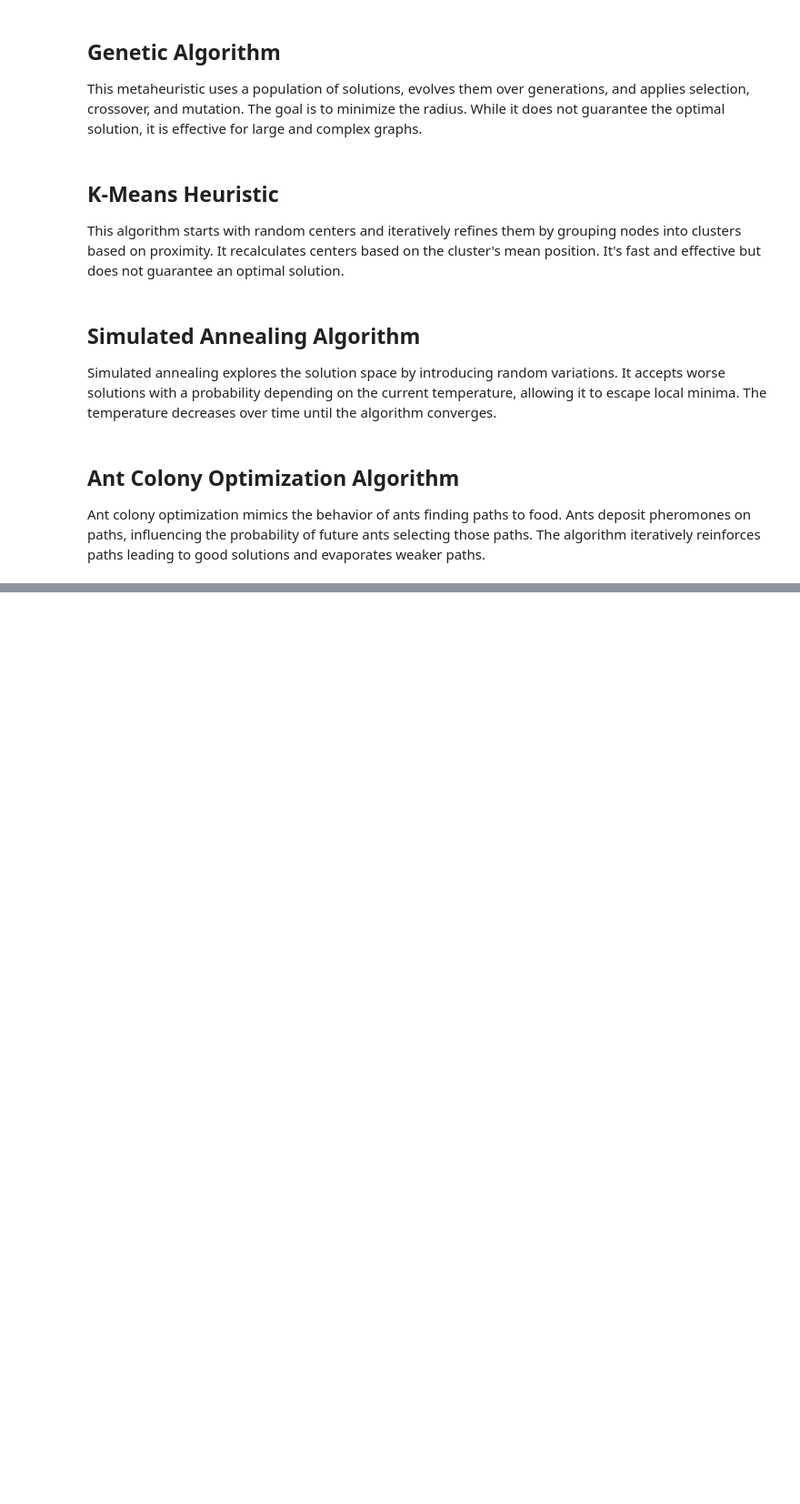
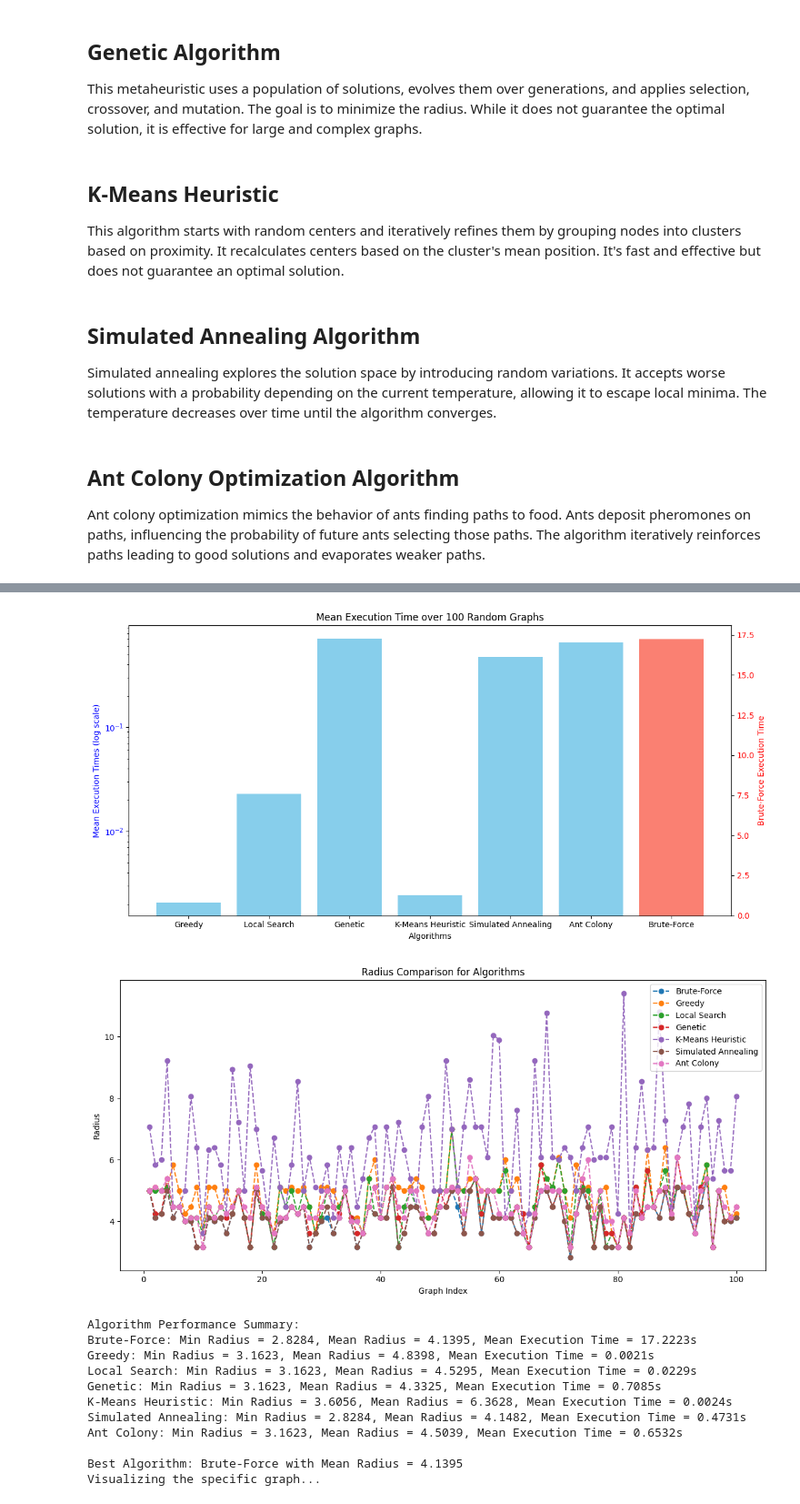
Before and after one commit to Jovan21037/RI-project, a Jupyter notebook: src/algorithms.ipynb, the cells around one changed output, grey strips where cells are left out. Shown at 91% size. Cells and saved outputs as stored; diff of their text form; code cells hidden in the pictures; blank space fills up the shorter version.

```diff
--- a/src/algorithms.ipynb
+++ b/src/algorithms.ipynb
@@ -473,0 +433,67 @@ Best Algorithm: Brute-Force with Mean Radius = 4.1094
+# %%
+def main():
+    # Parameters
+    num_graphs = 100  # Number of random graphs for measurements
+    num_nodes = 20  # Number of nodes per graph
+    k = 8           # Number of centers
+
+    # Define algorithms
+    algorithms = {
+        "Brute-Force": brute_force_k_center,
+        "Greedy": greedy_k_center,
+        "Local Search": local_search_k_center,
+        "Genetic": genetic_k_center,
+        "K-Means Heuristic": k_means_heuristic,
+        "Simulated Annealing": simulated_annealing_k_center,
+        "Ant Colony": ant_colony_k_center
+    }
+
+    # Measure execution time and radius across random graphs
+    execution_times, radius_results = measure_execution_time_and_radius_random_graphs(
+        num_graphs, num_nodes, k, algorithms
+    )
+
+    # Plot execution times (dual-axis for small and large times)
+    plot_execution_times_dual_axis(execution_times, num_graphs)
+
+    # Plot radius results
+    plot_radius_results(radius_results, num_graphs)
+
+    # Print summary for each algorithm
+    print("\nAlgorithm Performance Summary:")
+    for name, radii in radius_results.items():
+        min_radius = min(radii)
+        mean_radius = np.mean(radii)
+        mean_time = np.mean(execution_times[name])
+        print(f"{name}: Min Radius = {min_radius:.4f}, Mean Radius = {mean_radius:.4f}, Mean Execution Time = {mean_time:.4f}s")
+
+    # Identify the best algorithm based on minimum mean radius
+    best_algorithm = min(radius_results, key=lambda x: np.mean(radius_results[x]))
+    print(f"\nBest Algorithm: {best_algorithm} with Mean Radius = {np.mean(radius_results[best_algorithm]):.4f}")
+
+    # Visualize the specific graph
+    specific_positions = [
+        (17, 10), (5, 16), (6, 20), (16, 7), (5, 12), (17, 16),
+        (12, 16), (2, 13), (10, 0), (0, 16), (14, 3), (9, 4),
+        (11, 17), (3, 16), (17, 2), (7, 18), (2, 15), (5, 16),
+        (11, 0), (16, 9)
+    ]
+    print("Visualizing the specific graph...")
+    visualize_specific_graph(specific_positions, k, algorithms)
+
+if __name__ == "__main__":
+    main()
+# %% [output]
+[figure, added]
+[figure, added]
+Algorithm Performance Summary:
+Brute-Force: Min Radius = 2.8284, Mean Radius = 4.1395, Mean Execution Time = 17.2223s
+Greedy: Min Radius = 3.1623, Mean Radius = 4.8398, Mean Execution Time = 0.0021s
+Local Search: Min Radius = 3.1623, Mean Radius = 4.5295, Mean Execution Time = 0.0229s
+Genetic: Min Radius = 3.1623, Mean Radius = 4.3325, Mean Execution Time = 0.7085s
+K-Means Heuristic: Min Radius = 3.6056, Mean Radius = 6.3628, Mean Execution Time = 0.0024s
+Simulated Annealing: Min Radius = 2.8284, Mean Radius = 4.1482, Mean Execution Time = 0.4731s
+Ant Colony: Min Radius = 3.1623, Mean Radius = 4.5039, Mean Execution Time = 0.6532s
+
+Best Algorithm: Brute-Force with Mean Radius = 4.1395
+Visualizing the specific graph...
```
Also changed, not shown: parts of 5 cells of this notebook.
